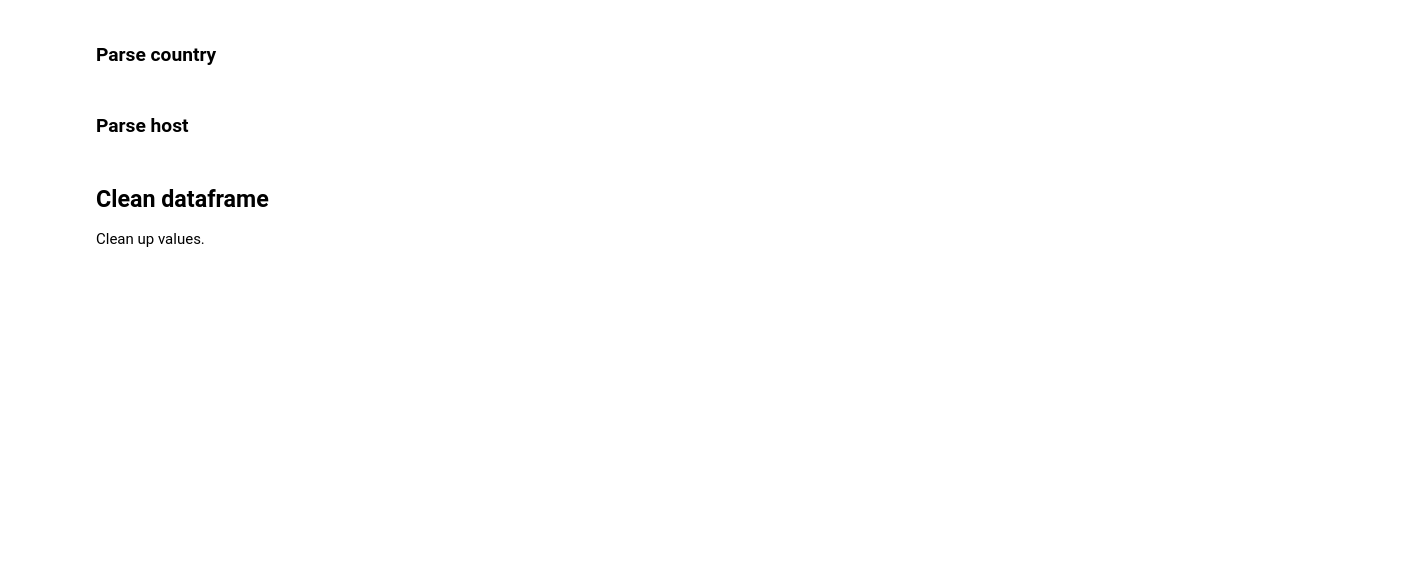
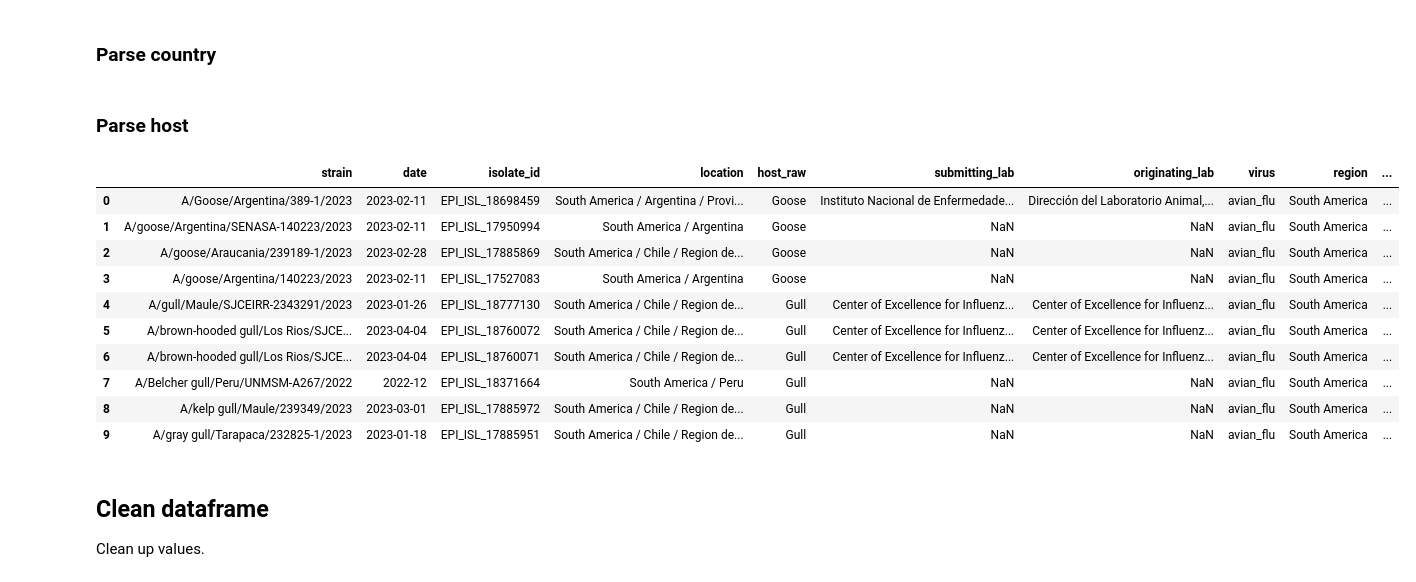
Before and after one commit to dbacsik/epiworkshop_h5n1, a Jupyter notebook: data/prep_data/clean_southamerica_metadata.py.ipynb, the cells around one changed output. Cells and saved outputs as stored; diff of their text form; code cells hidden in the pictures; blank space fills up the shorter version.

```diff
--- a/data/prep_data/clean_southamerica_metadata.py.ipynb
+++ b/data/prep_data/clean_southamerica_metadata.py.ipynb
@@ -104,6 +106,20 @@ def label_host(val):
 meta_working['host'] = (
     meta_working['host_raw']
     .apply(label_host))
+# %%
+meta_working.head(n=10)
+# %% [output]
+|  | strain | date | isolate_id | location | host_raw | submitting_lab | originating_lab | virus | region | ... |
+| 0 | A/Goose/Argentina/389-1/2023 | 2023-02-11 | EPI_ISL_18698459 | South America / Argentina / Provi... | Goose | Instituto Nacional de Enfermedade... | Dirección del Laboratorio Animal,... | avian_flu | South America | ... |
+| 1 | A/goose/Argentina/SENASA-140223/2023 | 2023-02-11 | EPI_ISL_17950994 | South America / Argentina | Goose | NaN | NaN | avian_flu | South America | ... |
+| 2 | A/goose/Araucania/239189-1/2023 | 2023-02-28 | EPI_ISL_17885869 | South America / Chile / Region de... | Goose | NaN | NaN | avian_flu | South America | ... |
+| 3 | A/goose/Argentina/140223/2023 | 2023-02-11 | EPI_ISL_17527083 | South America / Argentina | Goose | NaN | NaN | avian_flu | South America | ... |
+| 4 | A/gull/Maule/SJCEIRR-2343291/2023 | 2023-01-26 | EPI_ISL_18777130 | South America / Chile / Region de... | Gull | Center of Excellence for Influenz... | Center of Excellence for Influenz... | avian_flu | South America | ... |
+| 5 | A/brown-hooded gull/Los Rios/SJCE... | 2023-04-04 | EPI_ISL_18760072 | South America / Chile / Region de... | Gull | Center of Excellence for Influenz... | Center of Excellence for Influenz... | avian_flu | South America | ... |
+| 6 | A/brown-hooded gull/Los Rios/SJCE... | 2023-04-04 | EPI_ISL_18760071 | South America / Chile / Region de... | Gull | Center of Excellence for Influenz... | Center of Excellence for Influenz... | avian_flu | South America | ... |
+| 7 | A/Belcher gull/Peru/UNMSM-A267/2022 | 2022-12 | EPI_ISL_18371664 | South America / Peru | Gull | NaN | NaN | avian_flu | South America | ... |
+| 8 | A/kelp gull/Maule/239349/2023 | 2023-03-01 | EPI_ISL_17885972 | South America / Chile / Region de... | Gull | NaN | NaN | avian_flu | South America | ... |
+| 9 | A/gray gull/Tarapaca/232825-1/2023 | 2023-01-18 | EPI_ISL_17885951 | South America / Chile / Region de... | Gull | NaN | NaN | avian_flu | South America | ... |
 # %% [markdown]
 ## Clean dataframe
 Clean up values.
```
Also changed, not shown: parts of 11 cells of this notebook, 1 other file.
